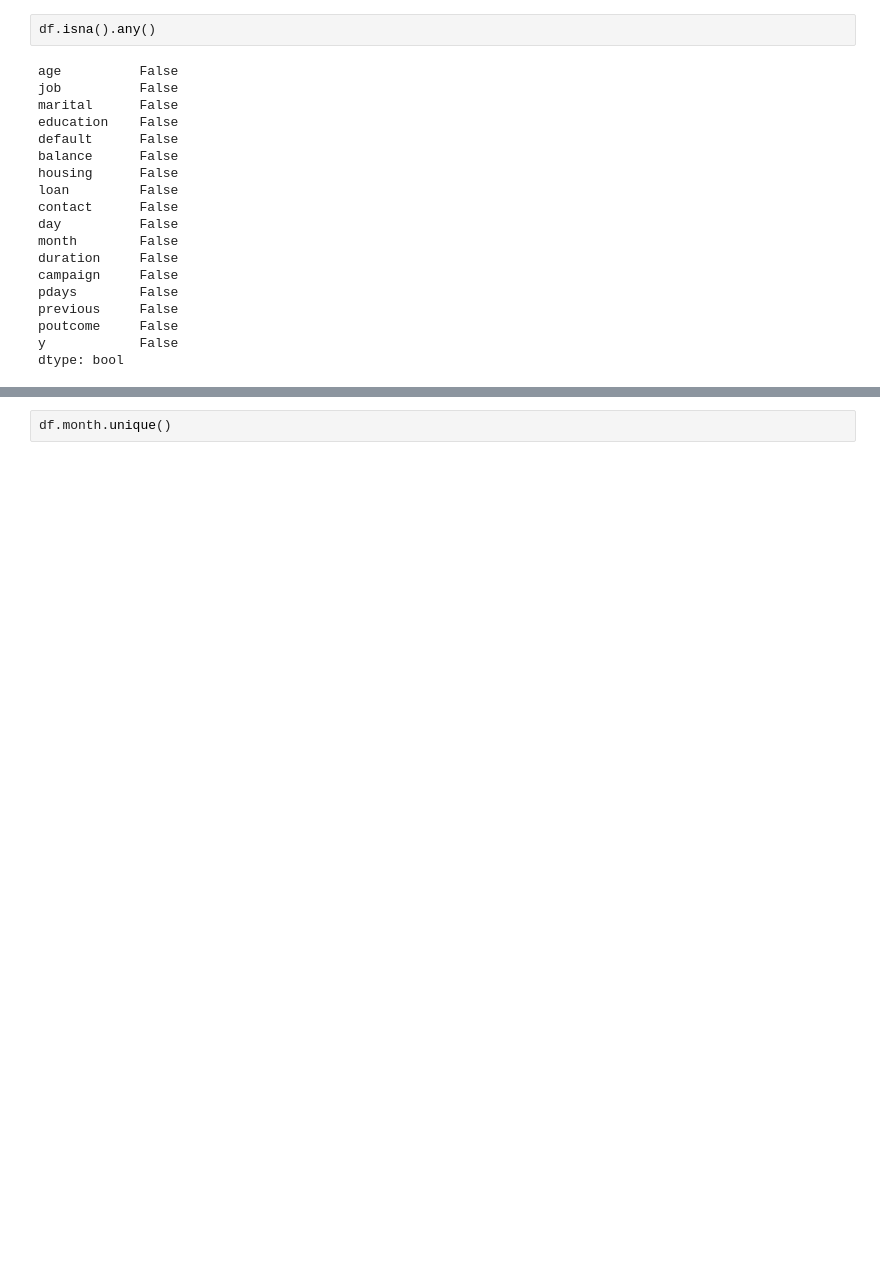
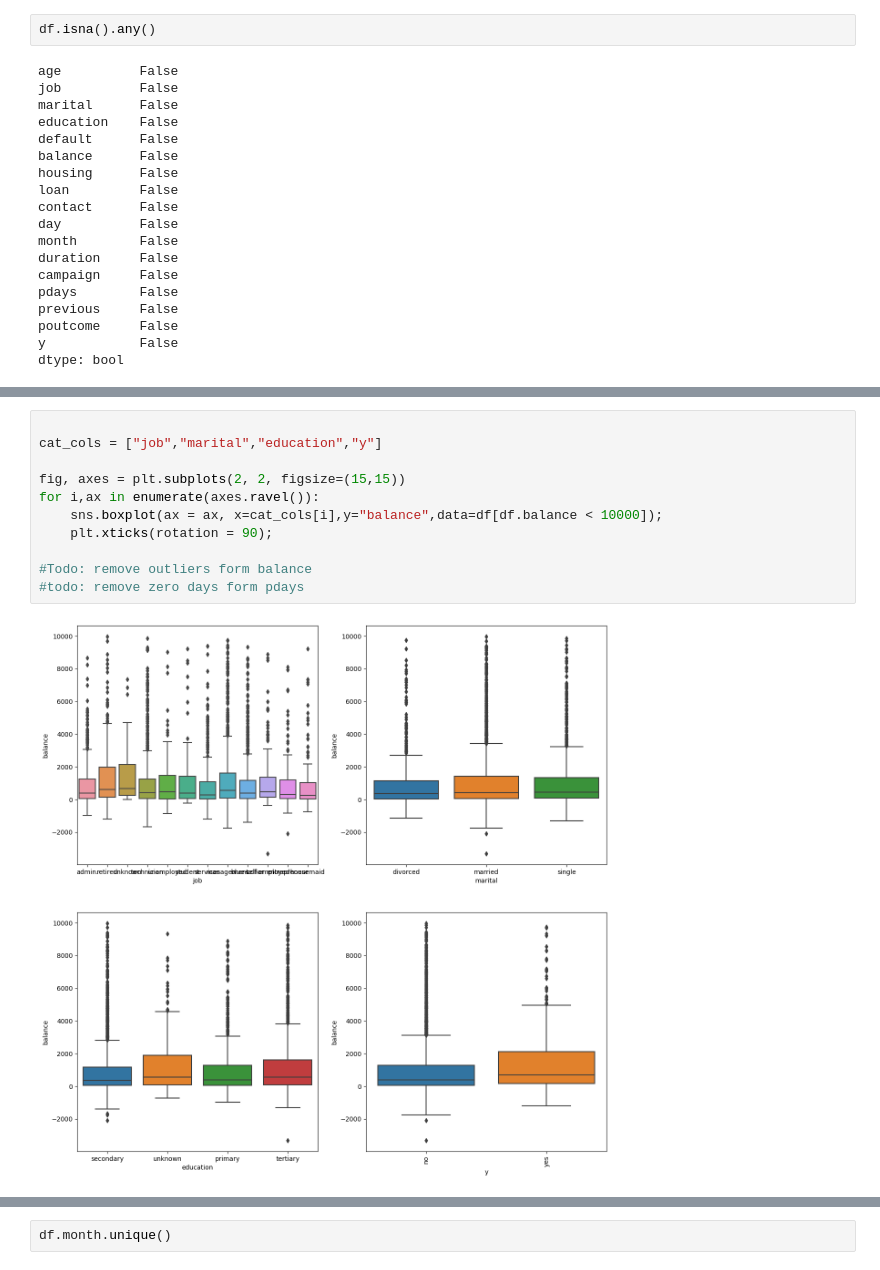
Before and after one commit to lelandjmurrin/Python_Project_Bank_Marketing, a Jupyter notebook: Bank_Marketing_Python_Project_Main.ipynb, the cells around one changed output, grey strips where cells are left out. Cells and saved outputs as stored; diff of their text form; blank space fills up the shorter version.

```diff
--- a/Bank_Marketing_Python_Project_Main.ipynb
+++ b/Bank_Marketing_Python_Project_Main.ipynb
@@ -99,0 +130,13 @@ dtype: bool
+# %%
+
+cat_cols = ["job","marital","education","y"]
+
+fig, axes = plt.subplots(2, 2, figsize=(15,15))
+for i,ax in enumerate(axes.ravel()):
+    sns.boxplot(ax = ax, x=cat_cols[i],y="balance",data=df[df.balance < 10000]);
+    plt.xticks(rotation = 90);
+
+#Todo: remove outliers form balance
+#todo: remove zero days form pdays
+# %% [output]
+[figure, added]
```
Also changed, not shown: parts of 14 cells of this notebook.
